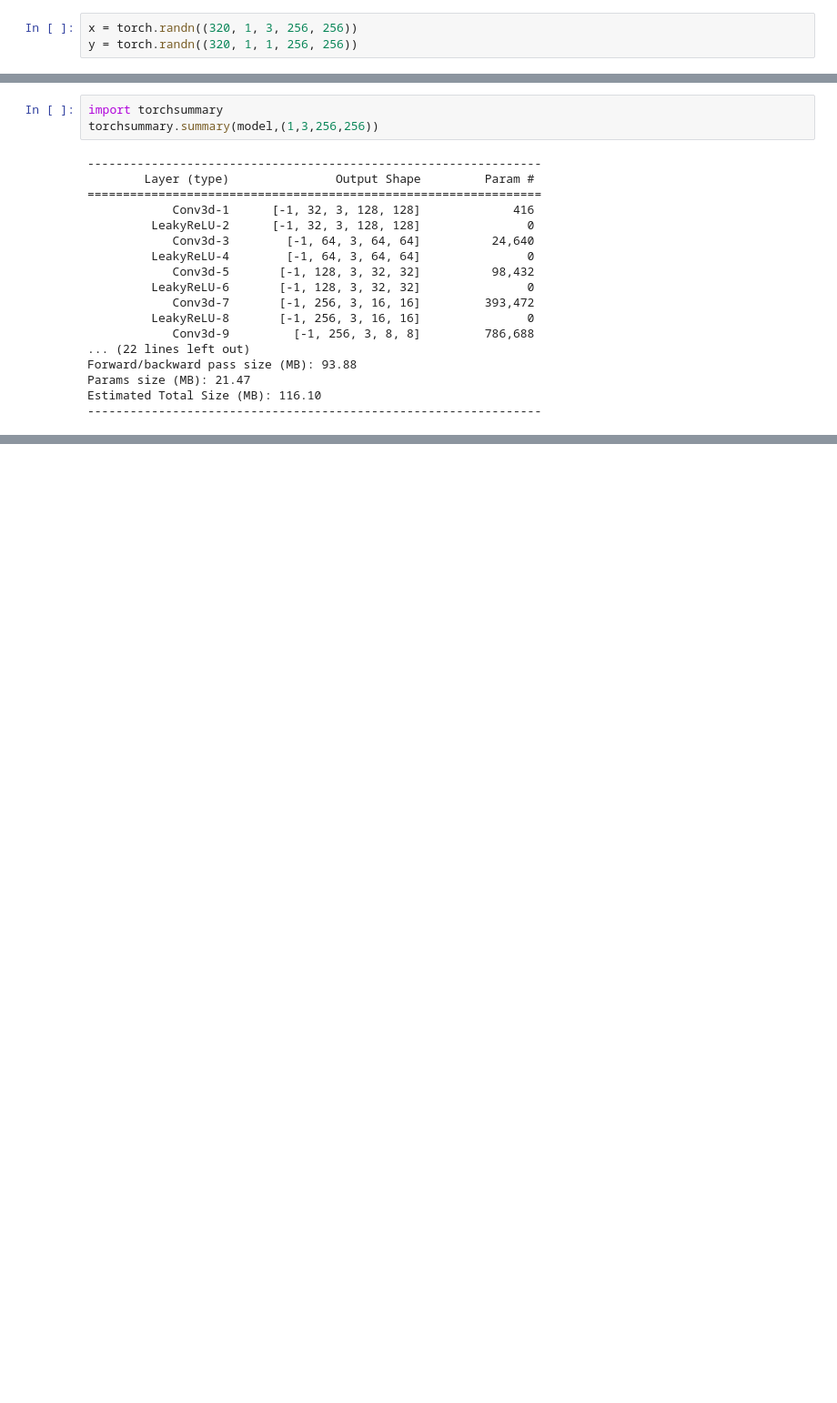
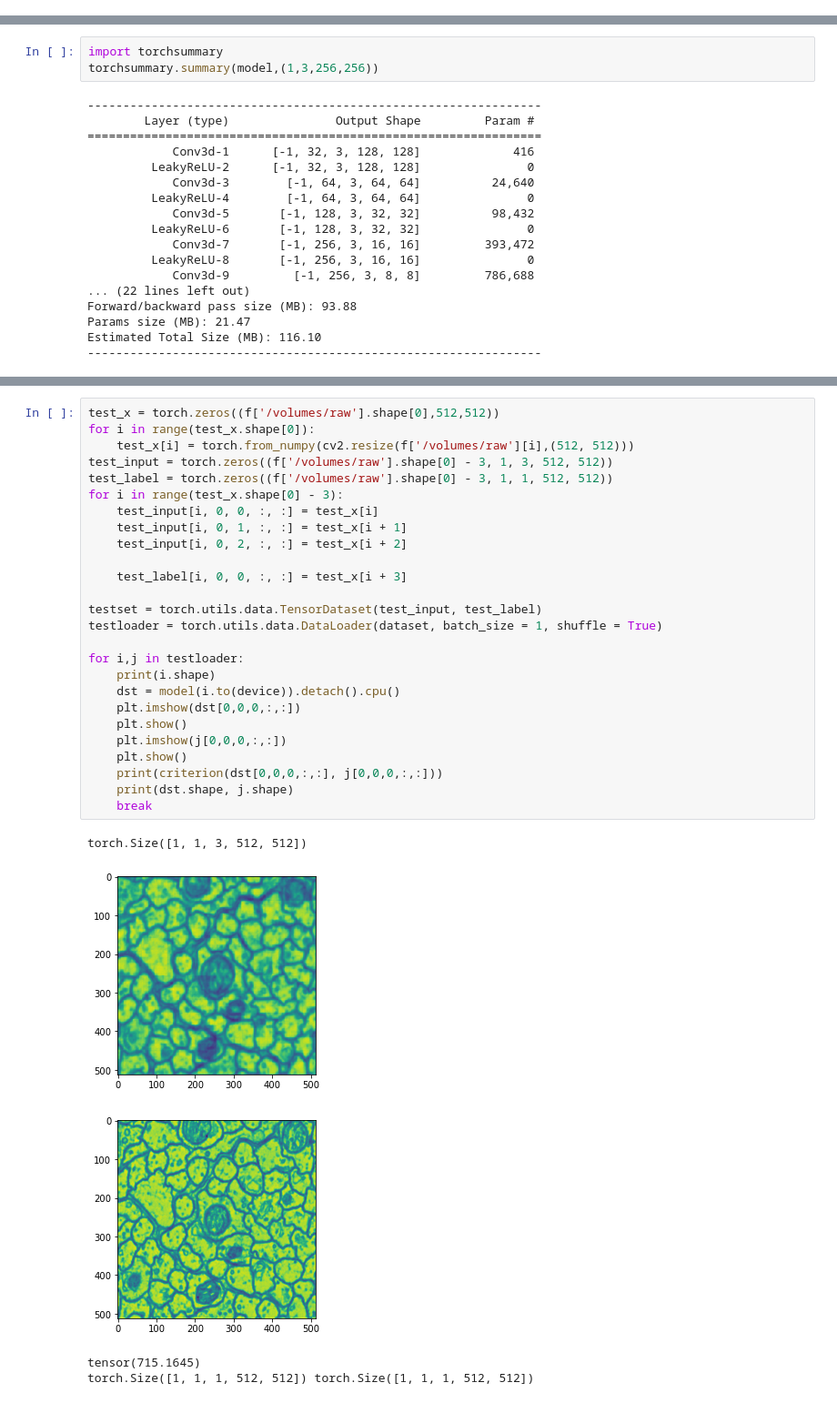
Before and after one commit to postwave/CREMI_ElectronMicroscopy_registration, a Jupyter notebook: network.ipynb, the cells around one changed output, grey strips where cells are left out. Shown at 91% size. Cells and saved outputs as stored; diff of their text form; blank space fills up the shorter version.

```diff
--- a/network.ipynb
+++ b/network.ipynb
@@ -5,6 +9,3 @@ import torch.utils
 # %%
 device = torch.device('cuda') if torch.cuda.is_available()\
                               else torch.device('cpu')
-# %%
-x = torch.randn((320, 1, 3, 256, 256))
-y = torch.randn((320, 1, 1, 256, 256))
@@ -139,0 +231,32 @@ torch.Size([32, 1, 1, 256, 256])
+# %%
+test_x = torch.zeros((f['/volumes/raw'].shape[0],512,512))
+for i in range(test_x.shape[0]):
+    test_x[i] = torch.from_numpy(cv2.resize(f['/volumes/raw'][i],(512, 512)))
+test_input = torch.zeros((f['/volumes/raw'].shape[0] - 3, 1, 3, 512, 512))
+test_label = torch.zeros((f['/volumes/raw'].shape[0] - 3, 1, 1, 512, 512))
+for i in range(test_x.shape[0] - 3):
+    test_input[i, 0, 0, :, :] = test_x[i]
+    test_input[i, 0, 1, :, :] = test_x[i + 1]
+    test_input[i, 0, 2, :, :] = test_x[i + 2]
+
+    test_label[i, 0, 0, :, :] = test_x[i + 3]
+
+testset = torch.utils.data.TensorDataset(test_input, test_label)
+testloader = torch.utils.data.DataLoader(dataset, batch_size = 1, shuffle = True)
+
+for i,j in testloader:
+    print(i.shape)
+    dst = model(i.to(device)).detach().cpu()
+    plt.imshow(dst[0,0,0,:,:])
+    plt.show()
+    plt.imshow(j[0,0,0,:,:])
+    plt.show()
+    print(criterion(dst[0,0,0,:,:], j[0,0,0,:,:]))
+    print(dst.shape, j.shape)
+    break
+# %% [output]
+torch.Size([1, 1, 3, 512, 512])
+[figure, added]
+[figure, added]
+tensor(715.1645)
+torch.Size([1, 1, 1, 512, 512]) torch.Size([1, 1, 1, 512, 512])
```
Also changed, not shown: parts of 11 cells of this notebook.
